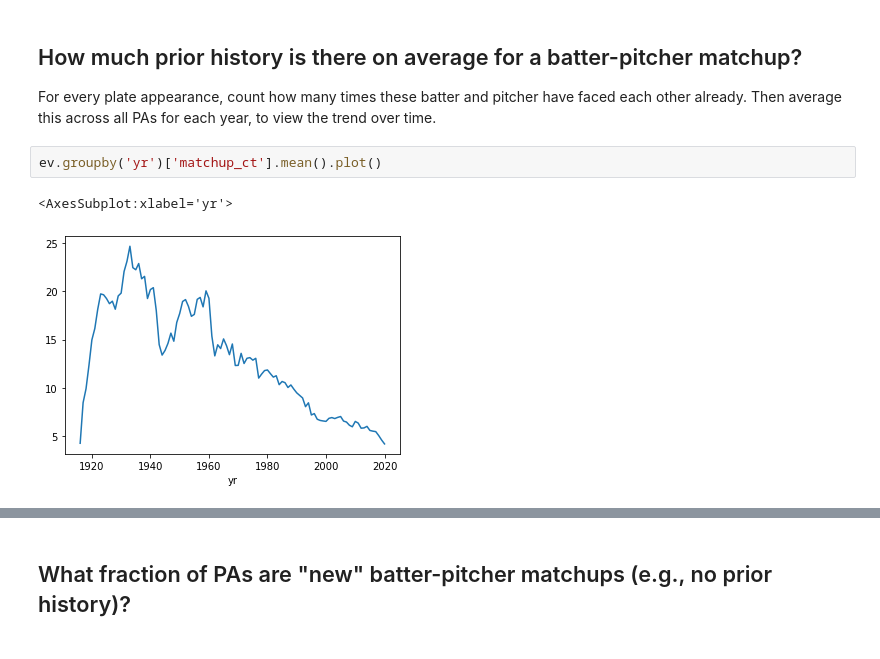
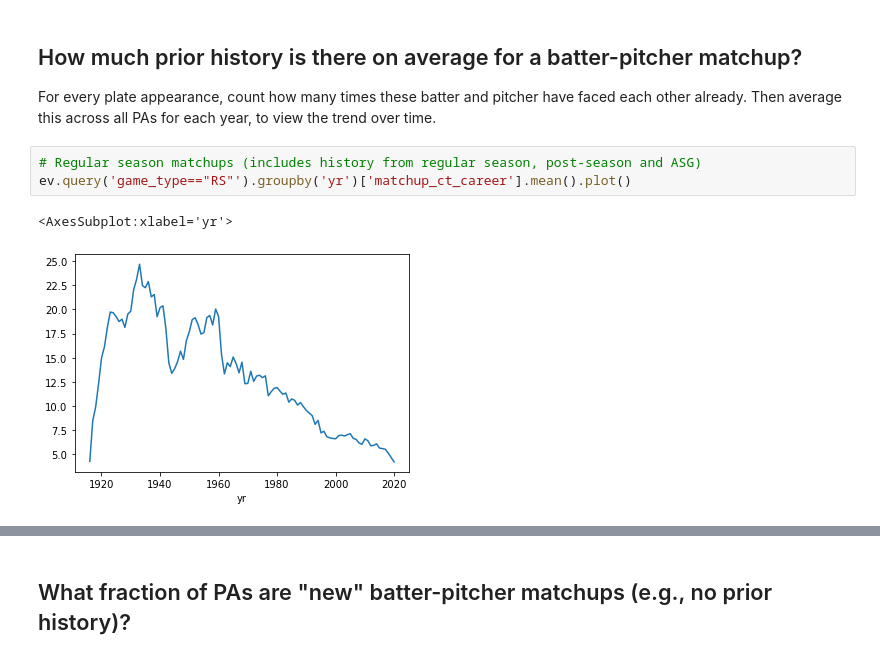
Before and after one commit to sdvinay/baseball_sql, a Jupyter notebook: pandas/batter_pitcher_familiarity_historical.ipynb, the cells around one changed output, grey strips where cells are left out. Cells and saved outputs as stored; diff of their text form.

```diff
--- a/pandas/batter_pitcher_familiarity_historical.ipynb
+++ b/pandas/batter_pitcher_familiarity_historical.ipynb
@@ -27,8 +39,9 @@ ev.sample(10)
 ## How much prior history is there on average for a batter-pitcher matchup?
 
 For every plate appearance, count how many times these batter and pitcher have faced each other already.  Then average this across all PAs for each year, to view the trend over time.
-# %%
-ev.groupby('yr')['matchup_ct'].mean().plot()
-# %% [output]
-<AxesSubplot:xlabel='yr'>
-[figure, removed]
+# %%
+# Regular season matchups (includes history from regular season, post-season and ASG)
+ev.query('game_type=="RS"').groupby('yr')['matchup_ct_career'].mean().plot()
+# %% [output]
+<AxesSubplot:xlabel='yr'>
+[figure, added]
```
Also changed, not shown: parts of 29 cells of this notebook.
